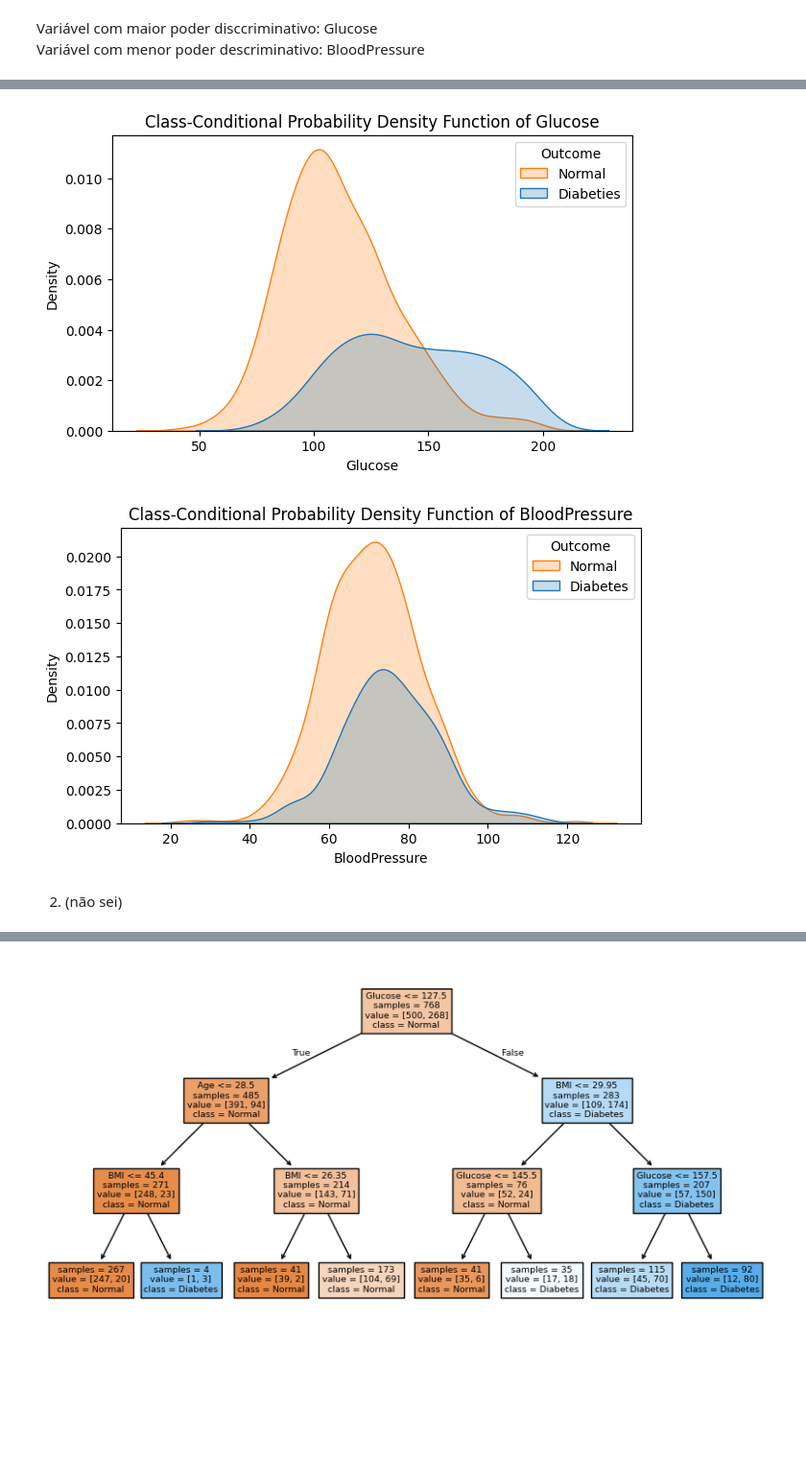
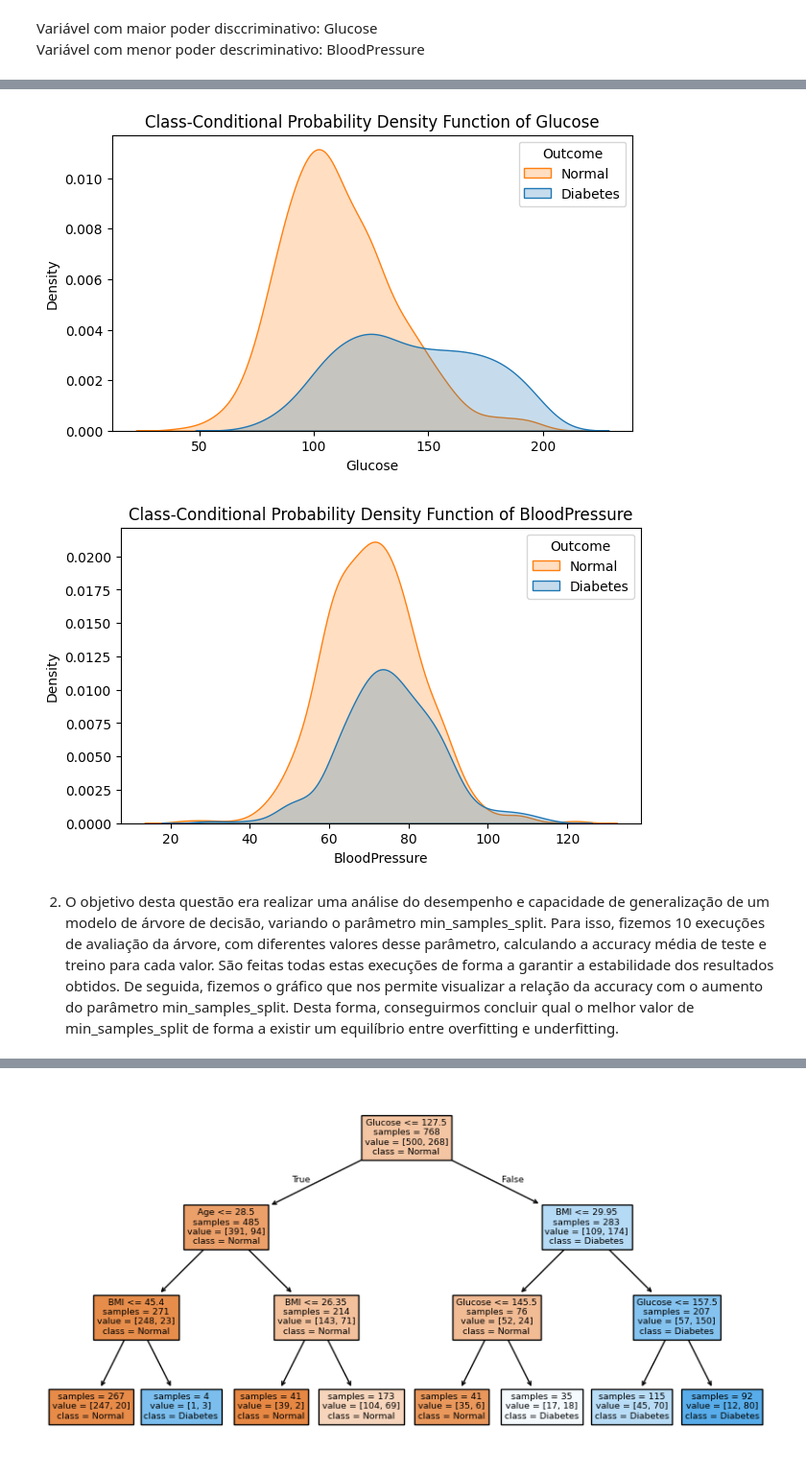
Before and after one commit to tiago-gsantos/ist-apren-homework1, a Jupyter notebook: HomeWork.ipynb, the cells around one changed output, grey strips where cells are left out. Shown: that part at 96% size. Drawn from its saved outputs; the diff is of its cells as text; code cells hidden in the pictures; blank space fills up the shorter version.

```diff
--- a/HomeWork.ipynb
+++ b/HomeWork.ipynb
@@ -69,26 +71,26 @@ explicar o que fizemos
 # %%
 df = df[(df['BloodPressure'] > 0) & (df['Glucose'] > 0)]
 
 plt.figure(figsize=(7, 4))
 sns.kdeplot(data=df, x=best_discriminative_power, hue='Outcome', fill= True)
 plt.title(f'Class-Conditional Probability Density Function of {best_discriminative_power}')
 plt.xlabel(best_discriminative_power)
 plt.ylabel('Density')
-plt.legend(title='Outcome', labels=['Normal', 'Diabeties'])
+plt.legend(title='Outcome', labels=['Normal', 'Diabetes'])
 
 plt.figure(figsize=(7, 4))
 sns.kdeplot(data=df, x=worst_discriminative_power, hue='Outcome', fill= True)
 plt.title(f'Class-Conditional Probability Density Function of {worst_discriminative_power}')
 plt.xlabel(worst_discriminative_power)
 plt.ylabel('Density')
 plt.legend(title='Outcome', labels=['Normal', 'Diabetes'])
 
 plt.show()
 # %% [output]
-[figure, old version]
+[figure, new version]
 [figure]
-# %% [markdown]
-2. (não sei)
+# %% [markdown]
+2. O objetivo desta questão era realizar uma análise do desempenho e capacidade de generalização de um modelo de árvore de decisão, variando o parâmetro min_samples_split. Para isso, fizemos 10 execuções de avaliação da árvore, com diferentes valores desse parâmetro, calculando a accuracy média de teste e treino para cada valor. São feitas todas estas execuções de forma a garantir a estabilidade dos resultados obtidos. De seguida, fizemos o gráfico que nos permite visualizar a relação da accuracy com o aumento do parâmetro min_samples_split. Desta forma, conseguirmos concluir qual o melhor valor de min_samples_split de forma a existir um equilíbrio entre overfitting e underfitting.
 # %%
 from sklearn.model_selection import train_test_split
 from sklearn.tree import DecisionTreeClassifier
```
Also changed, not shown: parts of 8 cells of this notebook.
